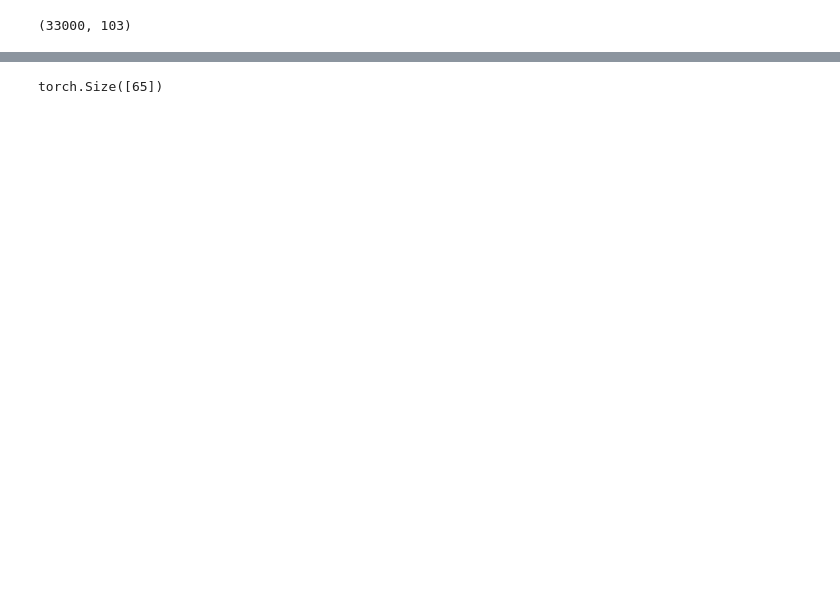
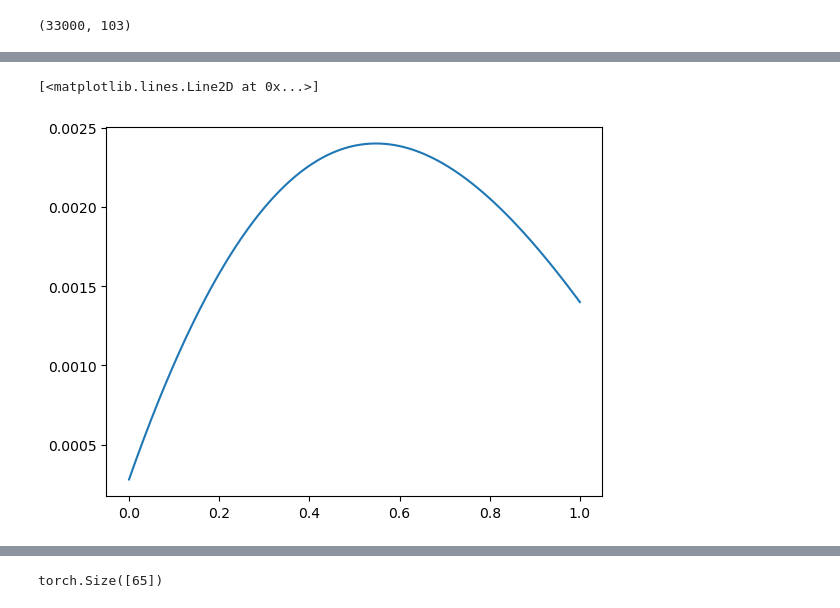
Before and after one commit to abhijeetmangela/Cylender_flow_ML, a Jupyter notebook: Burgers Equation/Model2.ipynb, the cells around one changed output, grey strips where cells are left out. Drawn from its saved outputs; the diff is of its cells as text; code cells hidden in the pictures; blank space fills up the shorter version.

```diff
--- a/Burgers Equation/Model2.ipynb
+++ b/Burgers Equation/Model2.ipynb
@@ -170,0 +130,4 @@ loss_rec = []
+# %%
+time_input_physics = torch.tensor(0.2)
+time_input = time_input_physics*torch.ones_like(x_locations,dtype=torch.float32).requires_grad_(True)
+print(time_input)
@@ -170,0 +152,3 @@ loss_rec = []
+# %%
+input2_physics = torch.cat((x_locations.unsqueeze(-1),time_input.unsqueeze(-1)),-1)
+print(input2_physics)
@@ -231,3 +256,10 @@ Epoch [10/10] , Step [2880/2888] , Loss: 0.3569292724132538
+# %%
+y_locations_test = model(input1[1],input2_physics)
+# %%
+plt.plot(x_locations.detach().numpy(),y_locations_test.detach().numpy())
+# %% [output]
+[<matplotlib.lines.Line2D at 0x...>]
+[figure, added]
 # %%
 input_time.size(0)
 torch.ones(input_time.size(0),1)
```
Also changed, not shown: parts of 29 cells of this notebook.
